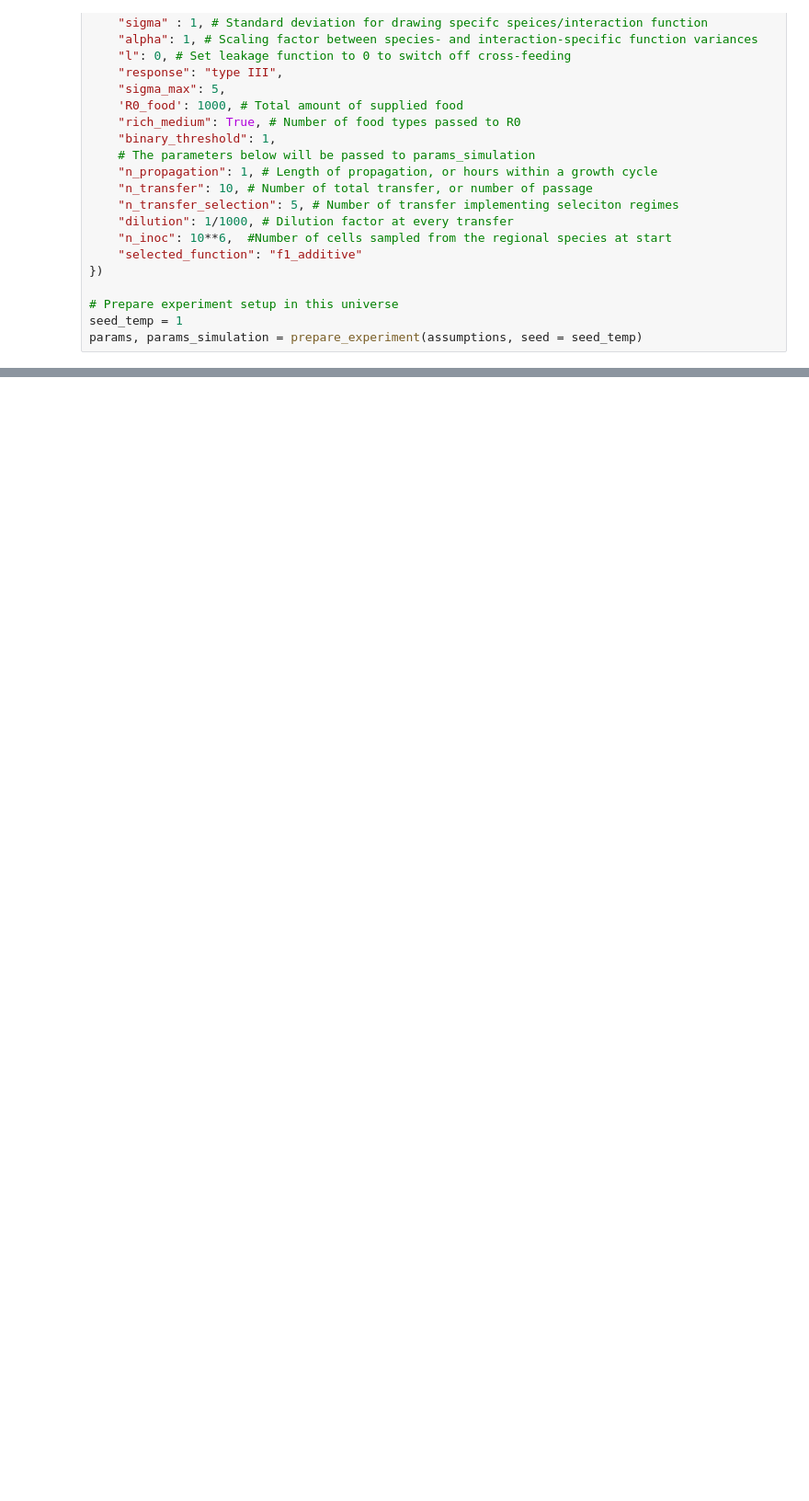
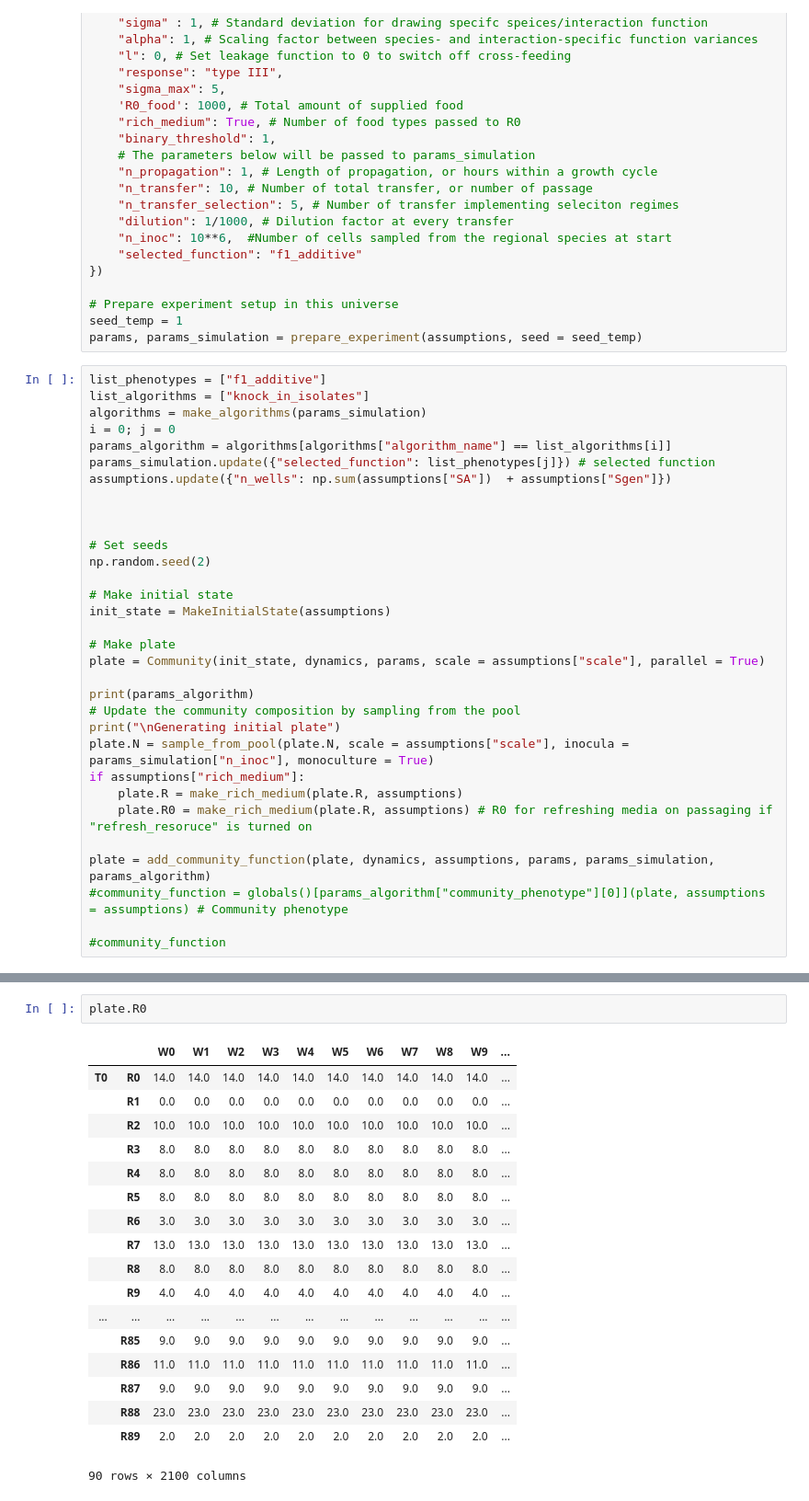
Before and after one commit to Chang-Yu-Chang/ecoprospector, a Jupyter notebook: test_playground.ipynb, the cells around one changed output, grey strips where cells are left out. Shown at 92% size. Cells and saved outputs as stored; diff of their text form; blank space fills up the shorter version.

```diff
--- a/test_playground.ipynb
+++ b/test_playground.ipynb
@@ -61,3 +62,35 @@ assumptions.update({
 # Prepare experiment setup in this universe
 seed_temp = 1
 params, params_simulation = prepare_experiment(assumptions, seed = seed_temp)
+# %%
+list_phenotypes = ["f1_additive"]
+list_algorithms = ["knock_in_isolates"]
+algorithms = make_algorithms(params_simulation)
+i = 0; j = 0
+params_algorithm = algorithms[algorithms["algorithm_name"] == list_algorithms[i]]
+params_simulation.update({"selected_function": list_phenotypes[j]}) # selected function
+assumptions.update({"n_wells": np.sum(assumptions["SA"])  + assumptions["Sgen"]})
+
+
+
+# Set seeds
+np.random.seed(2)
+
+# Make initial state
+init_state = MakeInitialState(assumptions)
+
+# Make plate
+plate = Community(init_state, dynamics, params, scale = assumptions["scale"], parallel = True)
+
+print(params_algorithm)
+# Update the community composition by sampling from the pool
+print("\nGenerating initial plate")
+plate.N = sample_from_pool(plate.N, scale = assumptions["scale"], inocula = params_simulation["n_inoc"], monoculture = True)
+if assumptions["rich_medium"]:
+    plate.R = make_rich_medium(plate.R, assumptions)
+    plate.R0 = make_rich_medium(plate.R, assumptions) # R0 for refreshing media on passaging if "refresh_resoruce" is turned on
+
+plate = add_community_function(plate, dynamics, assumptions, params, params_simulation, params_algorithm)
+#community_function = globals()[params_algorithm["community_phenotype"][0]](plate, assumptions = assumptions) # Community phenotype
+
+#community_function
@@ -64,3 +115,24 @@ params, params_simulation = prepare_experiment(assumptions, seed = seed_temp)
+# %%
+plate.R0
+# %% [output]
+|  |  | W0 | W1 | W2 | W3 | W4 | W5 | W6 | W7 | W8 | W9 | ... |
+| T0 | R0 | 14.0 | 14.0 | 14.0 | 14.0 | 14.0 | 14.0 | 14.0 | 14.0 | 14.0 | 14.0 | ... |
+|  | R1 | 0.0 | 0.0 | 0.0 | 0.0 | 0.0 | 0.0 | 0.0 | 0.0 | 0.0 | 0.0 | ... |
+|  | R2 | 10.0 | 10.0 | 10.0 | 10.0 | 10.0 | 10.0 | 10.0 | 10.0 | 10.0 | 10.0 | ... |
+|  | R3 | 8.0 | 8.0 | 8.0 | 8.0 | 8.0 | 8.0 | 8.0 | 8.0 | 8.0 | 8.0 | ... |
+|  | R4 | 8.0 | 8.0 | 8.0 | 8.0 | 8.0 | 8.0 | 8.0 | 8.0 | 8.0 | 8.0 | ... |
+|  | R5 | 8.0 | 8.0 | 8.0 | 8.0 | 8.0 | 8.0 | 8.0 | 8.0 | 8.0 | 8.0 | ... |
+|  | R6 | 3.0 | 3.0 | 3.0 | 3.0 | 3.0 | 3.0 | 3.0 | 3.0 | 3.0 | 3.0 | ... |
+|  | R7 | 13.0 | 13.0 | 13.0 | 13.0 | 13.0 | 13.0 | 13.0 | 13.0 | 13.0 | 13.0 | ... |
+|  | R8 | 8.0 | 8.0 | 8.0 | 8.0 | 8.0 | 8.0 | 8.0 | 8.0 | 8.0 | 8.0 | ... |
+|  | R9 | 4.0 | 4.0 | 4.0 | 4.0 | 4.0 | 4.0 | 4.0 | 4.0 | 4.0 | 4.0 | ... |
+| ... | ... | ... | ... | ... | ... | ... | ... | ... | ... | ... | ... | ... |
+|  | R85 | 9.0 | 9.0 | 9.0 | 9.0 | 9.0 | 9.0 | 9.0 | 9.0 | 9.0 | 9.0 | ... |
+|  | R86 | 11.0 | 11.0 | 11.0 | 11.0 | 11.0 | 11.0 | 11.0 | 11.0 | 11.0 | 11.0 | ... |
+|  | R87 | 9.0 | 9.0 | 9.0 | 9.0 | 9.0 | 9.0 | 9.0 | 9.0 | 9.0 | 9.0 | ... |
+|  | R88 | 23.0 | 23.0 | 23.0 | 23.0 | 23.0 | 23.0 | 23.0 | 23.0 | 23.0 | 23.0 | ... |
+|  | R89 | 2.0 | 2.0 | 2.0 | 2.0 | 2.0 | 2.0 | 2.0 | 2.0 | 2.0 | 2.0 | ... |
+90 rows × 2100 columns
 # %%
 data_directory = "data/test/"
 
```
Also changed, not shown: parts of 7 cells of this notebook, 5 other files.
